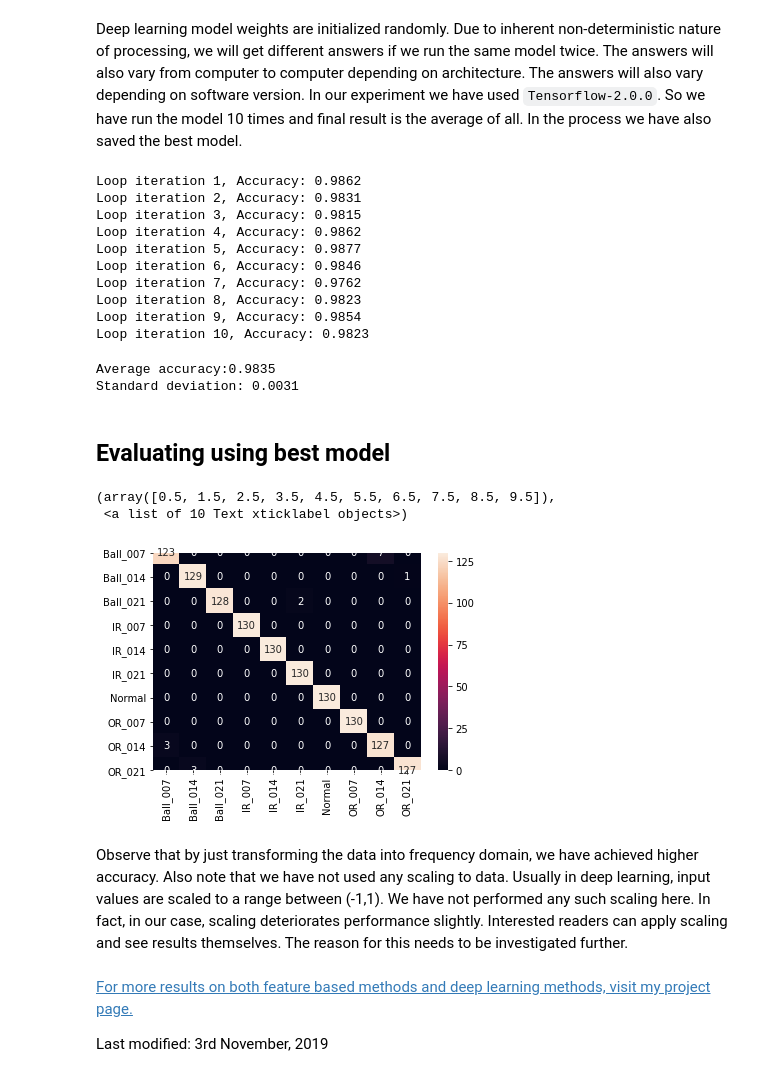
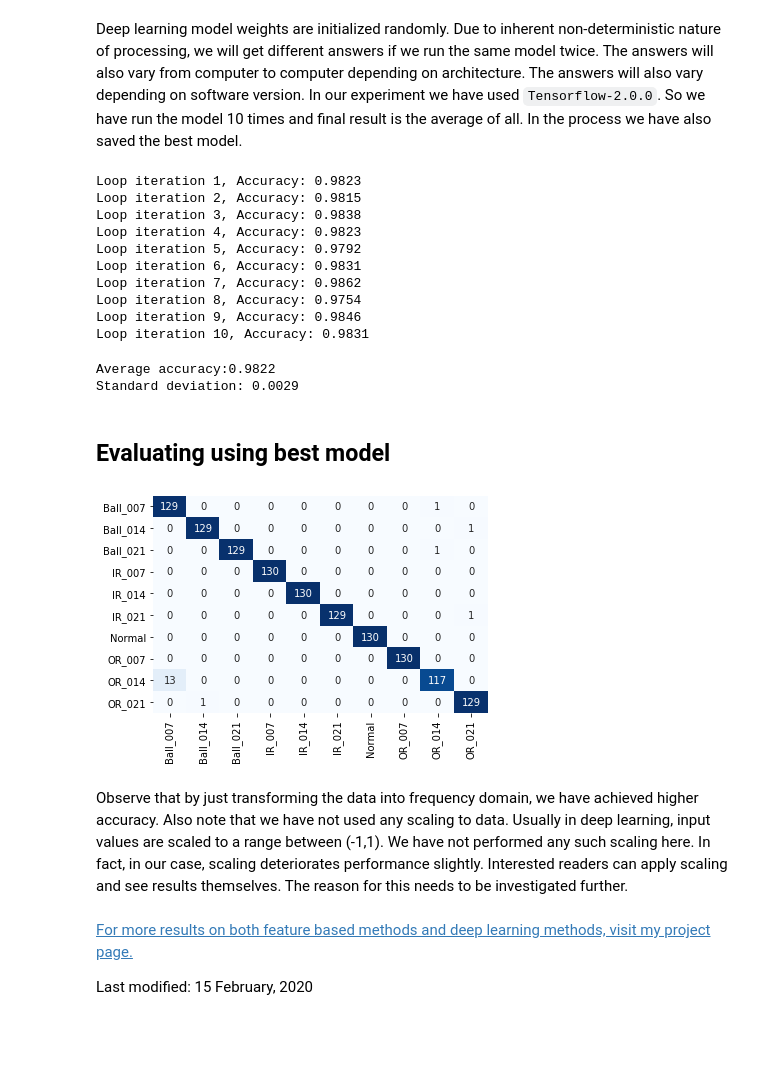
Before and after one commit to biswajitsahoo1111/cbm_codes_open, a Jupyter notebook: notebooks/CWRU_CNN_Wavelet_Git_Final.ipynb, the cells around one changed output. Cells and saved outputs as stored; diff of their text form; code cells hidden in the pictures; blank space fills up the shorter version.

Commit message:
new notebooks added

```diff
--- a/notebooks/CWRU_CNN_Wavelet_Git_Final.ipynb
+++ b/notebooks/CWRU_CNN_Wavelet_Git_Final.ipynb
@@ -48,8 +46,8 @@ From each category data are collected in segments of length 1024. Continuous wav
 
 The file 'X175_DE_time' has less data points. From it we can't extract 460 segments of length 1024 without overlap. So we have used 'X217_DE_time' instead as our 0.014 inch outer race fault data. From this file 460 segments can be extracted. In the 'numpy' file this data is used for 'IR_014' category. For all other categories respective drive end data are used.)
 # %%
-# Download the file and place it in your current working directory.
-file = np.load('/home/biswajit/data/CWRU_48k_load_1_CNN_wavelet_morlet_data.npz') # Give path to downloaded file in your system
+# Clone the repo and run current notebook.
+file = np.load('./data/CWRU_48k_load_1_CNN_wavelet_morlet_data.npz')
 print(file.files)
 # %% [output]
 ['data', 'labels']
@@ -109,3 +88,6 @@ train_labels = np.delete(labels, index, axis = 0)
+# %%
+train_data, test_data, train_labels, test_labels = train_test_split(data, labels, test_size = 1300, random_state = 1928,
+                                                                   stratify = labels)
 # %%
 # reshape data as input should be three dimensional to a CNN
 
@@ -175,22 +157,22 @@ for i in range(10):
     if res[i]>=np.max(res[:(i+1)]):
         best_model = model
 # %% [output]
-Loop iteration 1, Accuracy: 0.9862
-Loop iteration 2, Accuracy: 0.9831
-Loop iteration 3, Accuracy: 0.9815
-Loop iteration 4, Accuracy: 0.9862
-Loop iteration 5, Accuracy: 0.9877
-Loop iteration 6, Accuracy: 0.9846
-Loop iteration 7, Accuracy: 0.9762
-Loop iteration 8, Accuracy: 0.9823
-Loop iteration 9, Accuracy: 0.9854
-Loop iteration 10, Accuracy: 0.9823
+Loop iteration 1, Accuracy: 0.9823
+Loop iteration 2, Accuracy: 0.9815
+Loop iteration 3, Accuracy: 0.9838
+Loop iteration 4, Accuracy: 0.9823
+Loop iteration 5, Accuracy: 0.9792
+Loop iteration 6, Accuracy: 0.9831
+Loop iteration 7, Accuracy: 0.9862
+Loop iteration 8, Accuracy: 0.9754
+Loop iteration 9, Accuracy: 0.9846
+Loop iteration 10, Accuracy: 0.9831
 # %%
 print('Average accuracy:%4.4f'%(np.mean(res))) # After running the model 10 times
 print('Standard deviation: %4.4f' % (np.std(res)))
 # %% [output]
-Average accuracy:0.9835
-Standard deviation: 0.0031
+Average accuracy:0.9822
+Standard deviation: 0.0029
 # %% [markdown]
 ## Evaluating using best model
 # %%
@@ -205,17 +187,17 @@ matrix = confusion_matrix(true_labels, prediction_labels)
 # %%
 import seaborn as sns
 matrix = pd.DataFrame(matrix)
+plt.figure()
 sns.heatmap(matrix, annot= True, fmt = "d",
            xticklabels = category_labels,
-           yticklabels = category_labels)
+           yticklabels = category_labels, cmap = "Blues", cbar = False)
 plt.xticks(rotation = 90)
+plt.show()
 # %% [output]
-(array([0.5, 1.5, 2.5, 3.5, 4.5, 5.5, 6.5, 7.5, 8.5, 9.5]),
- <a list of 10 Text xticklabel objects>)
-[figure, old version]
+[figure, new version]
 # %% [markdown]
 Observe that by just transforming the data into frequency domain, we have achieved higher accuracy. Also note that we have not used any scaling to data. Usually in deep learning, input values are scaled to a range between (-1,1). We have not performed any such scaling here. In fact, in our case, scaling deteriorates performance slightly. Interested readers can apply scaling and see results themselves. The reason for this needs to be investigated further.
 # %% [markdown]
-[For more results on both feature based methods and deep learning methods, visit my project page.](https://biswajitsahoo1111.github.io/project/personal-project/)
+[For more results on both feature based methods and deep learning methods, visit my project page.](https://biswajitsahoo1111.github.io/cbm_codes_open/)
 
-Last modified: 3rd November, 2019
+Last modified: 15 February, 2020
```
Also changed, not shown: parts of 4 cells of this notebook, 16 other files.
